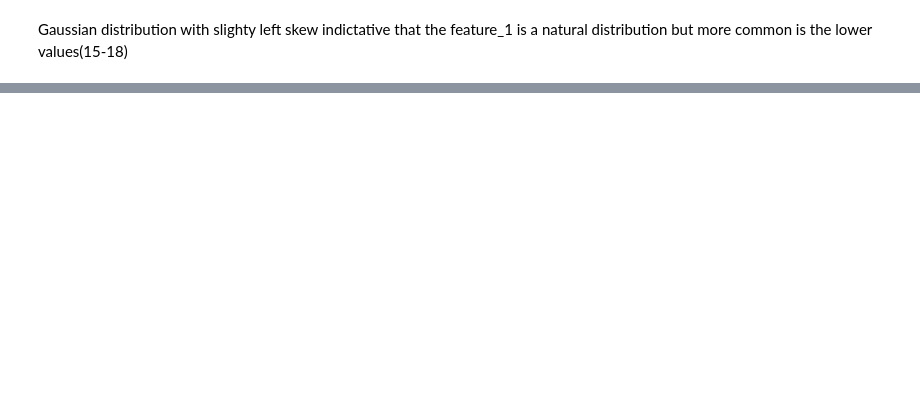
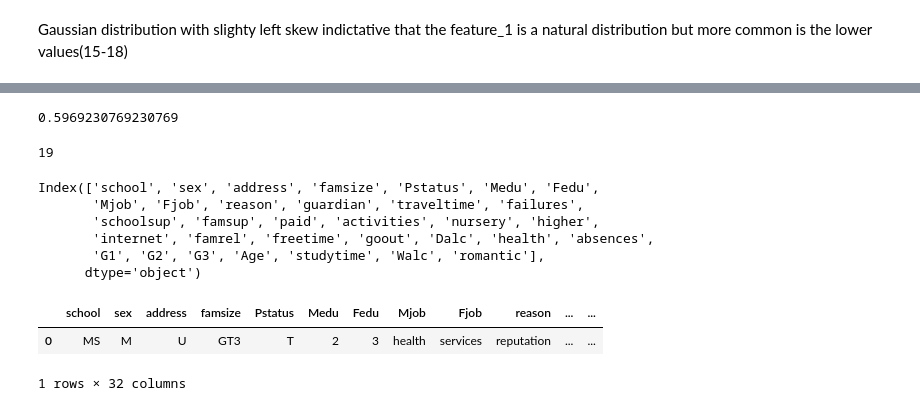
Before and after one commit to adithjayakrishnan/CampusPulse, a Jupyter notebook: workpad.ipynb, the cells around one changed output, grey strips where cells are left out. Cells and saved outputs as stored; diff of their text form; code cells hidden in the pictures; blank space fills up the shorter version.

```diff
--- a/workpad.ipynb
+++ b/workpad.ipynb
@@ -370,0 +580,60 @@ fig.show()
+# %%
+from sklearn.metrics import accuracy_score
+accuracy_score(test_t,pred)
+# %% [output]
+0.5969230769230769
+# %%
+modeltree.tree_.max_depth
+# %% [output]
+19
+# %%
+df.columns
+# %% [output]
+Index(['school', 'sex', 'address', 'famsize', 'Pstatus', 'Medu', 'Fedu',
+       'Mjob', 'Fjob', 'reason', 'guardian', 'traveltime', 'failures',
+       'schoolsup', 'famsup', 'paid', 'activities', 'nursery', 'higher',
+       'internet', 'famrel', 'freetime', 'goout', 'Dalc', 'health', 'absences',
+       'G1', 'G2', 'G3', 'Age', 'studytime', 'Walc', 'romantic'],
+      dtype='object')
+# %%
+new_input={'school':'MS',
+           'sex':'M',
+           'address':'U',
+           'famsize':'GT3',
+           'Pstatus':'T',
+           'Medu':2,
+           'Fedu':3,
+           'Mjob':'health',
+           'Fjob':'services',
+           'reason':'reputation',
+           'guradian':'mother',
+           'traveltime':3,
+           'failures':2,
+           'schoolsup':'no',
+           'famsup':'yes',
+           'paid' :'no',
+           'activities':'yes',
+           'nursery':'no',
+           'higher':'yes',
+           'internet':'yes',
+           'famrel':2,
+           'freetime':4,
+           'goout':4,
+           'Dalc':3,
+           'health':4,
+           'absences':12,
+           'G1':10,
+           'G2':12,
+           'G3':12,
+           'Age':20,
+           'studytime':1,
+           'Walc':4
+}
+# %%
+new_input_df=pd.DataFrame([new_input])
+# %%
+new_input_df
+# %% [output]
+|  | school | sex | address | famsize | Pstatus | Medu | Fedu | Mjob | Fjob | reason | ... | ... |
+| 0 | MS | M | U | GT3 | T | 2 | 3 | health | services | reputation | ... | ... |
+1 rows × 32 columns
```
Also changed, not shown: parts of 61 cells of this notebook, 1 other file.
